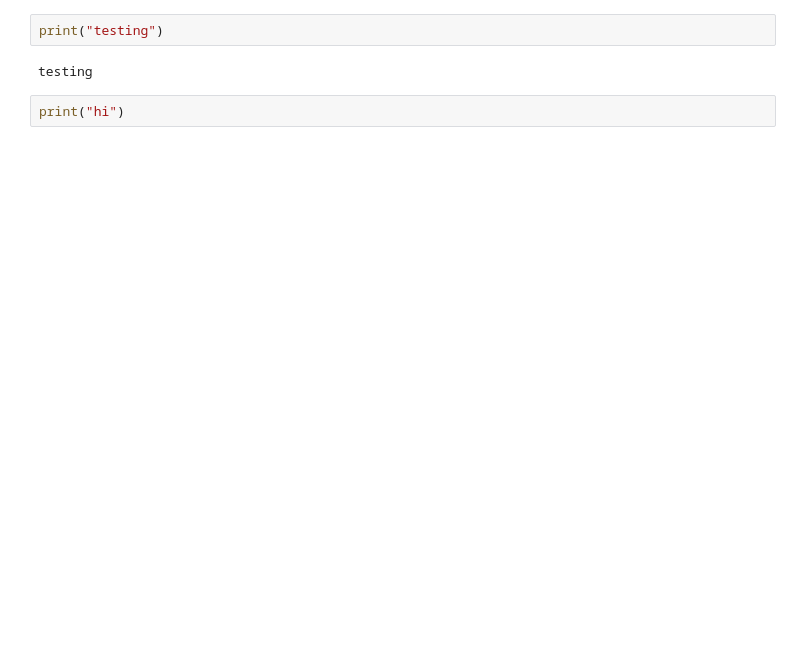
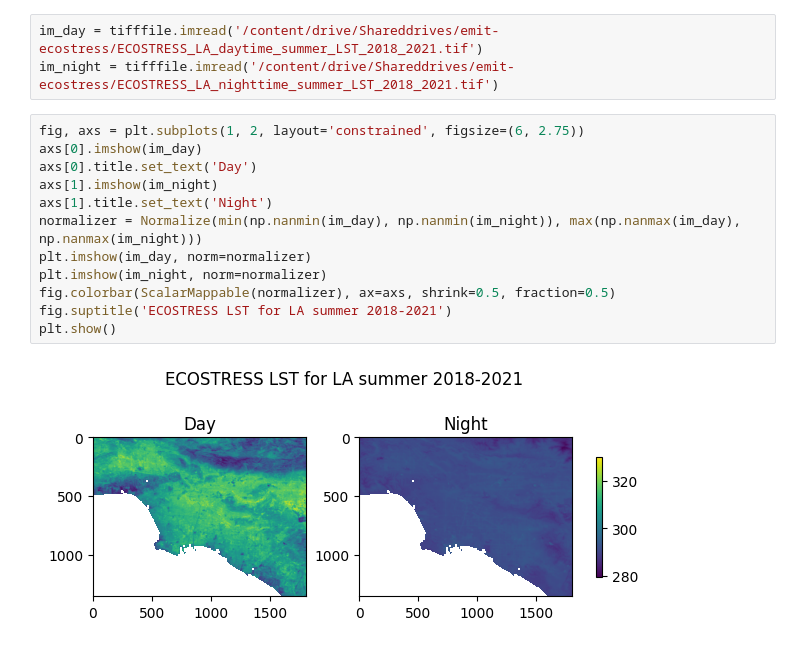
Before and after one commit to DannyCollinson/EMIT-ECOSTRESS, a Jupyter notebook: test.ipynb, the cells around one changed output. Saved outputs shown, nothing was run; the diff lists cells and outputs as text; blank space fills up the shorter version.

```diff
--- a/test.ipynb
+++ b/test.ipynb
@@ -9,6 +29,17 @@ True
-# %%
-print("testing")
-# %% [output]
-testing
-# %%
-print("hi")
+# %%
+im_day = tifffile.imread('/content/drive/Shareddrives/emit-ecostress/ECOSTRESS_LA_daytime_summer_LST_2018_2021.tif')
+im_night = tifffile.imread('/content/drive/Shareddrives/emit-ecostress/ECOSTRESS_LA_nighttime_summer_LST_2018_2021.tif')
+# %%
+fig, axs = plt.subplots(1, 2, layout='constrained', figsize=(6, 2.75))
+axs[0].imshow(im_day)
+axs[0].title.set_text('Day')
+axs[1].imshow(im_night)
+axs[1].title.set_text('Night')
+normalizer = Normalize(min(np.nanmin(im_day), np.nanmin(im_night)), max(np.nanmax(im_day), np.nanmax(im_night)))
+plt.imshow(im_day, norm=normalizer)
+plt.imshow(im_night, norm=normalizer)
+fig.colorbar(ScalarMappable(normalizer), ax=axs, shrink=0.5, fraction=0.5)
+fig.suptitle('ECOSTRESS LST for LA summer 2018-2021')
+plt.show()
+# %% [output]
+[figure, added]
```
Also changed, not shown: parts of 6 cells of this notebook.
